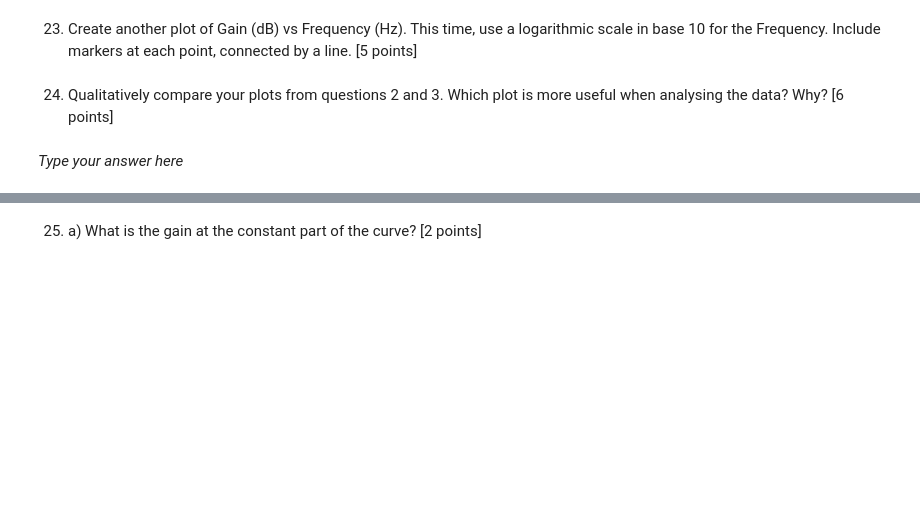
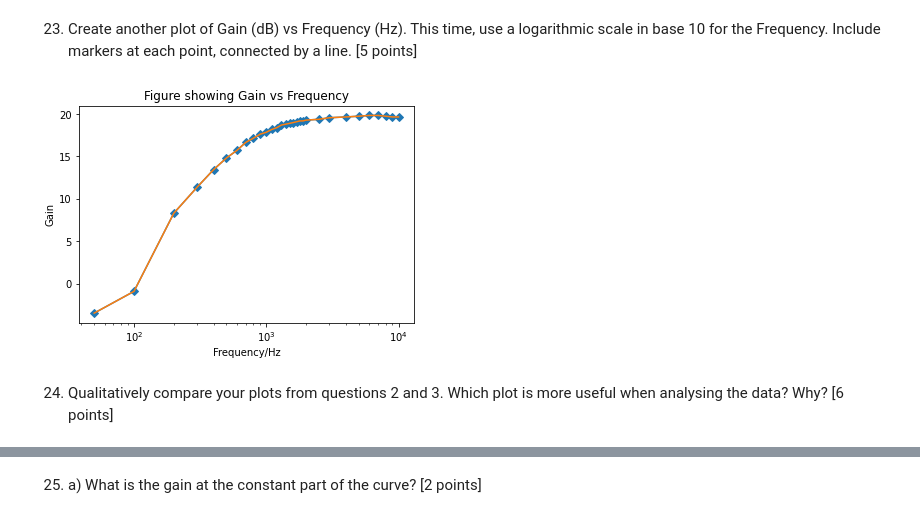
Before and after one commit to BaptisteRoques21/MECH-383, a Jupyter notebook: MECH383_Lab2_C0131_2.ipynb, the cells around one changed output, grey strips where cells are left out. Saved outputs shown, nothing was run; the diff lists cells and outputs as text; code cells hidden in the pictures; blank space fills up the shorter version.

```diff
--- a/MECH383_Lab2_C0131_2.ipynb
+++ b/MECH383_Lab2_C0131_2.ipynb
@@ -161,4 +235,21 @@ Analyzing plot 1, we can see that at low frequencies, the average gain is very l
+# %%
+## Display your plot here. Hint: use plt.semilogx(y, x, base=10)
+x = Frequency_col
+y = Gain_col
+
+## To plot your graph
+plt.plot(x,y, marker="D")
+
+## To identify the titles and axes
+plt.title("Figure showing Gain vs Frequency")
+plt.xlabel("Frequency/Hz")
+plt.ylabel("Gain/dB")
+
+plt.semilogx(x, y, base=10)
+
+## To display your graph
+plt.show()
+# %% [output]
+[figure, added]
 # %% [markdown]
 24. Qualitatively compare your plots from questions 2 and 3. Which plot is more useful when analysing the data? Why? [6 points]
-# %% [markdown]
-*Type your answer here*
```
Also changed, not shown: parts of 27 cells of this notebook.
